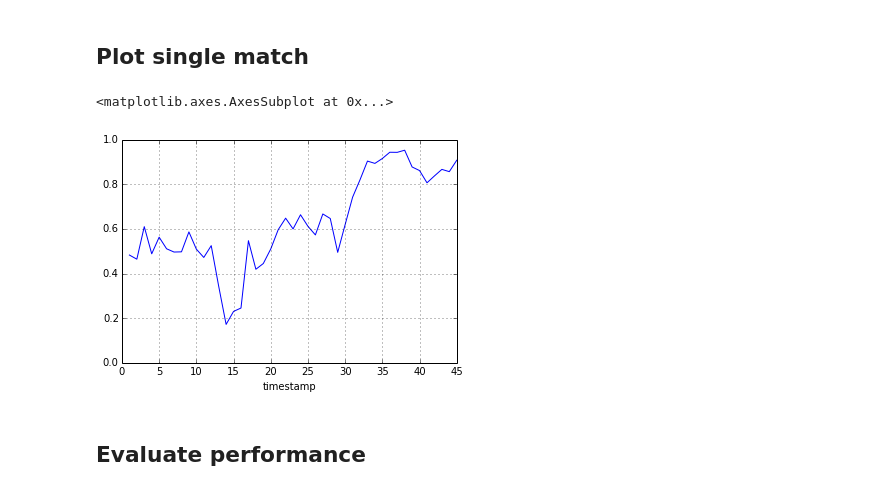
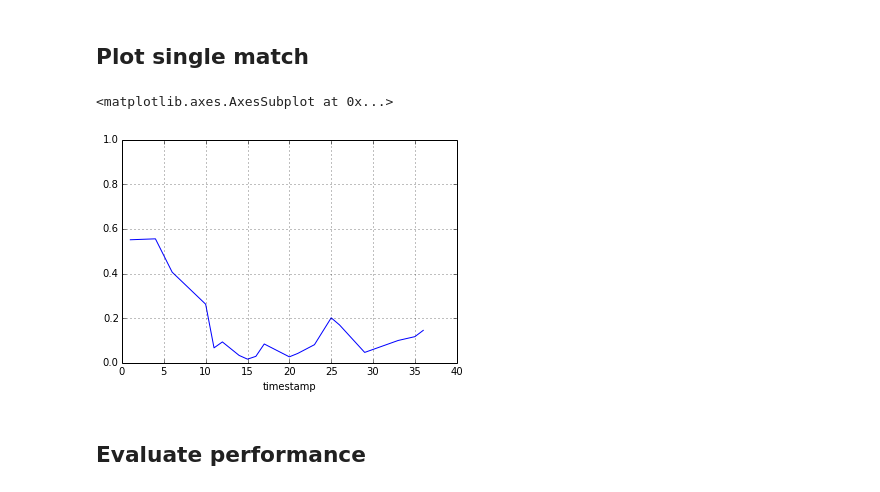
Before and after one commit to christophM/lol, a Jupyter notebook: projects/winprob/notebooks/win-probability.ipynb, the cells around one changed output. Cells and saved outputs as stored; diff of their text form; code cells hidden in the pictures.

```diff
--- a/projects/winprob/notebooks/win-probability.ipynb
+++ b/projects/winprob/notebooks/win-probability.ipynb
@@ -65,18 +26,9 @@ timelines = timelines.dropna(axis = 0)
-# %%
-X = timelines[["gold_diff",  "gold_100_rel","gold_100", "gold_200", "gold_200_rel", "gold_diff_rel",
-               "dragons_100", "dragons_200",  "dragons_diff",
-               "level_max_100", "level_max_200", "level_sum_100", "level_sum_200", "level_sum_diff", "level_max_diff",
-               "champion_kill_100", "champion_kill_200", "champion_kill_100_sum", "champion_kill_200_sum", "champion_kill_sum_diff",
-               "building_kill_100", "building_kill_200", "kill_inhibitor_100", "kill_inhibitor_200", "building_kill_200", "building_kill_100",
-               "inhibitor_kill_100_sum", "inhibitor_kill_200_sum", "kill_inner_100", "kill_inner_200", "kill_inner_100_sum", "kill_inner_200_sum"
-               ]]
-# X = timelines[["gold_diff", "level_sum_diff", "champion_kill_sum_diff", "dragons_diff"]]
-#X = timelines[["gold_diff_rel"]]
-X_train = X.ix[train_index]
-X_test = X.ix[test_index]
-y = timelines["winner_100"]
-y_train = y.ix[train_index]
-y_test = y.ix[test_index]
+# %%
+X_train = X.ix[train_index]
+X_test = X.ix[test_index]
+y = labels.winner
+y_train = y.ix[train_index]
+y_test = y.ix[test_index]
 # %% [markdown]
 ## Fit random forest
 # %%
@@ -86,7 +38,7 @@ X_train.shape
 # %%
 rf = RandomForestClassifier(n_estimators=200, verbose=0, min_samples_leaf=100,
                             min_samples_split=100, random_state=42, n_jobs=2)
-rf.fit(X_train, y_train)
+rf.fit(X_train, y_train.values)
 # %% [output]
 RandomForestClassifier(bootstrap=True, compute_importances=None,
             criterion='gini', max_depth=None, max_features='auto',
@@ -121,14 +73,15 @@ importances
 # %% [markdown]
 ## Plot single match
 # %%
-plot_data = timelines.ix[train_index]
+plot_data = X.ix[train_index]
 plot_data["prediction"] =  [x[1] for x in rf.predict_proba(X_train)]
 # %%
-matchId = plot_data.index.unique()[130]
-match = plot_data.ix[matchId]
-match.plot(x="timestamp", y="prediction", ylim=(0,1))
+matchId = plot_data.index.levels[0].unique()[130]
+match = plot_data.ix[matchId,:]
+match = match.reset_index()
+match.sort("timestamp").plot(x="timestamp", y="prediction", ylim=(0,1))
 # %% [output]
 <matplotlib.axes.AxesSubplot at 0x...>
-[figure, old version]
+[figure, new version]
 # %% [markdown]
 ## Evaluate performance
```
Also changed, not shown: parts of 15 cells of this notebook, 2 other files.
